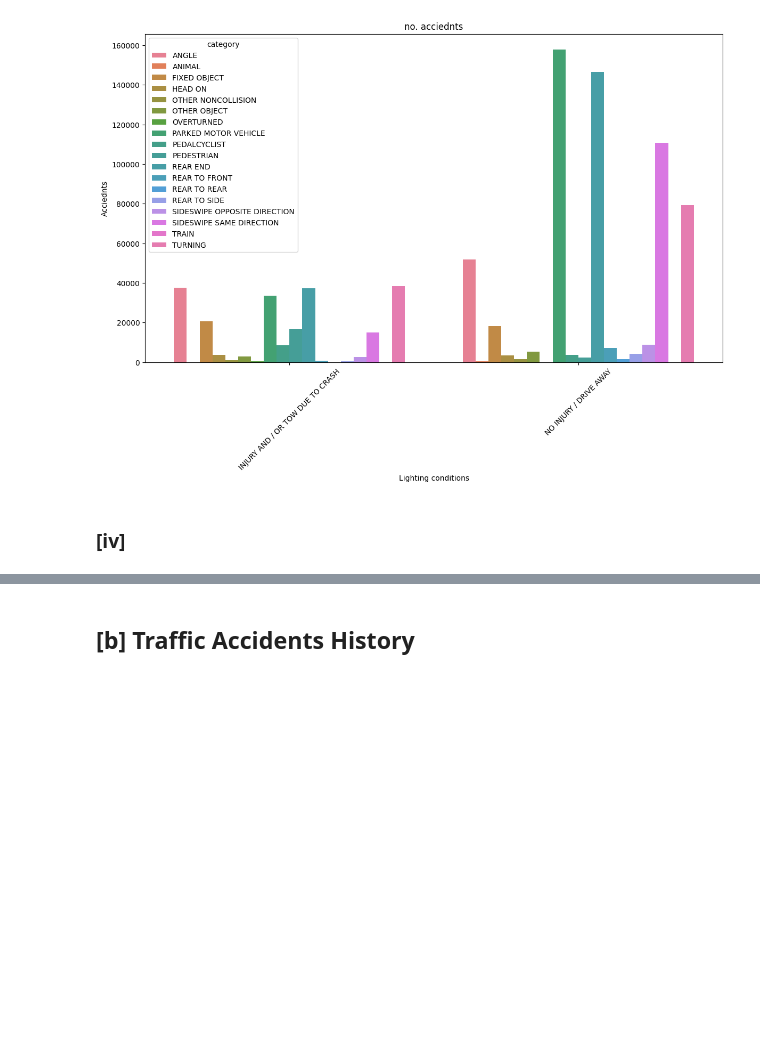
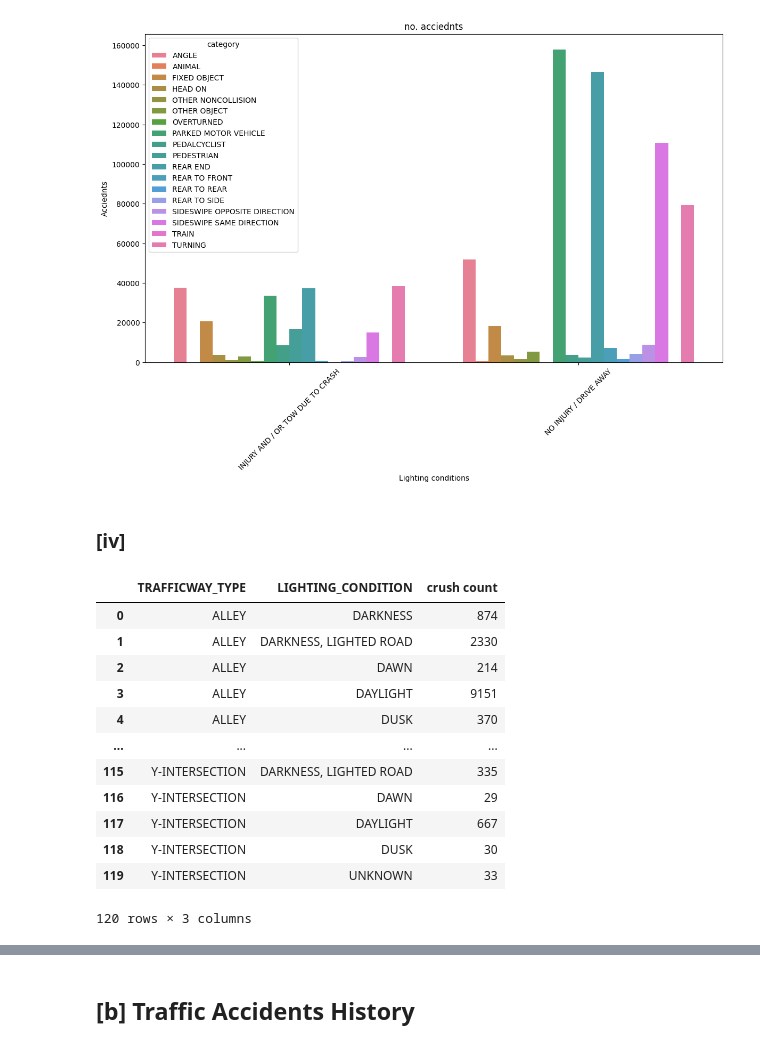
Before and after one commit to abdhashas/Data_mining_project, a Jupyter notebook: DM_HOMEWORK_1_BY_[عبدالرؤوف حسحس _طوني بطرس _عبد الله الزبداني].ipynb, the cells around one changed output, grey strips where cells are left out. Cells and saved outputs as stored; diff of their text form; code cells hidden in the pictures; blank space fills up the shorter version.

```diff
--- a/DM_HOMEWORK_1_BY_[عبدالرؤوف حسحس _طوني بطرس _عبد الله الزبداني].ipynb
+++ b/DM_HOMEWORK_1_BY_[عبدالرؤوف حسحس _طوني بطرس _عبد الله الزبداني].ipynb
@@ -1312,3 +1312,20 @@ plt.show()
 [figure]
 # %% [markdown]
 ### [iv]
+# %%
+light_type = traffic_crashes.groupby(['TRAFFICWAY_TYPE','LIGHTING_CONDITION']).size().reset_index(name='crush count')
+light_type
+# %% [output]
+|  | TRAFFICWAY_TYPE | LIGHTING_CONDITION | crush count |
+| 0 | ALLEY | DARKNESS | 874 |
+| 1 | ALLEY | DARKNESS, LIGHTED ROAD | 2330 |
+| 2 | ALLEY | DAWN | 214 |
+| 3 | ALLEY | DAYLIGHT | 9151 |
+| 4 | ALLEY | DUSK | 370 |
+| ... | ... | ... | ... |
+| 115 | Y-INTERSECTION | DARKNESS, LIGHTED ROAD | 335 |
+| 116 | Y-INTERSECTION | DAWN | 29 |
+| 117 | Y-INTERSECTION | DAYLIGHT | 667 |
+| 118 | Y-INTERSECTION | DUSK | 30 |
+| 119 | Y-INTERSECTION | UNKNOWN | 33 |
+120 rows × 3 columns
```
Also changed, not shown: parts of 1 cell of this notebook.
